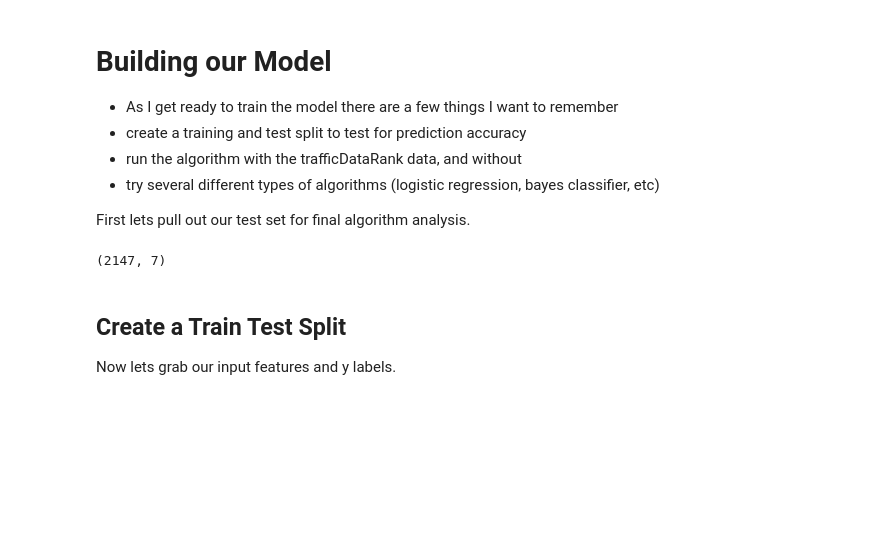
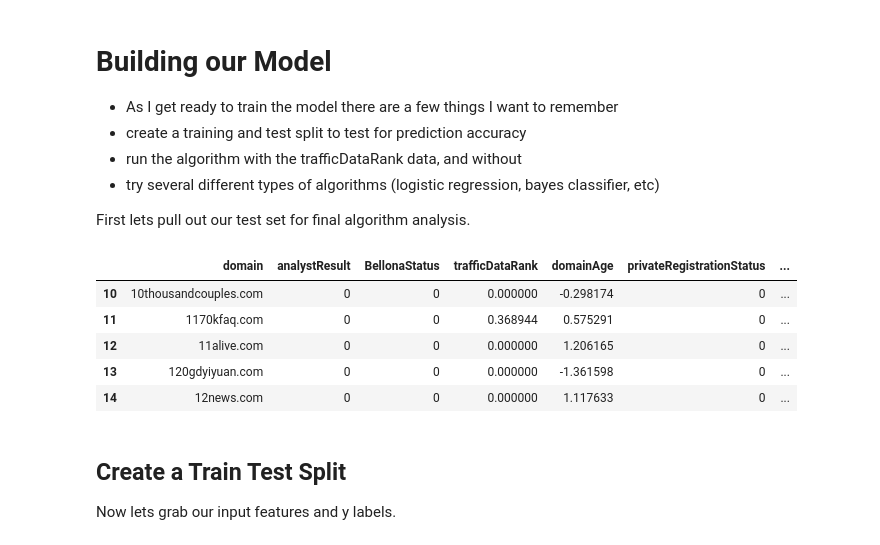
Before and after one commit to NathanielDake/pps, a Jupyter notebook: Domain Scoring Classifier - V1.ipynb, the cells around one changed output. Cells and saved outputs as stored; diff of their text form; code cells hidden in the pictures; blank space fills up the shorter version.

```diff
--- a/Domain Scoring Classifier.ipynb
+++ b/Domain Scoring Classifier - V1.ipynb
@@ -356,9 +359,14 @@ It can be seen from the above plot that alexa data being provided does not neces
 
 First lets pull out our test set for final algorithm analysis.
 # %%
-domains.shape
+domains.head()
 # %% [output]
-(2147, 7)
+|  | domain | analystResult | BellonaStatus | trafficDataRank | domainAge | privateRegistrationStatus | ... |
+| 10 | 10thousandcouples.com | 0 | 0 | 0.000000 | -0.298174 | 0 | ... |
+| 11 | 1170kfaq.com | 0 | 0 | 0.368944 | 0.575291 | 0 | ... |
+| 12 | 11alive.com | 0 | 0 | 0.000000 | 1.206165 | 0 | ... |
+| 13 | 120gdyiyuan.com | 0 | 0 | 0.000000 | -1.361598 | 0 | ... |
+| 14 | 12news.com | 0 | 0 | 0.000000 | 1.117633 | 0 | ... |
 # %% [markdown]
 ## Create a Train Test Split
 Now lets grab our input features and y labels.
```
Also changed, not shown: parts of 29 cells of this notebook.
